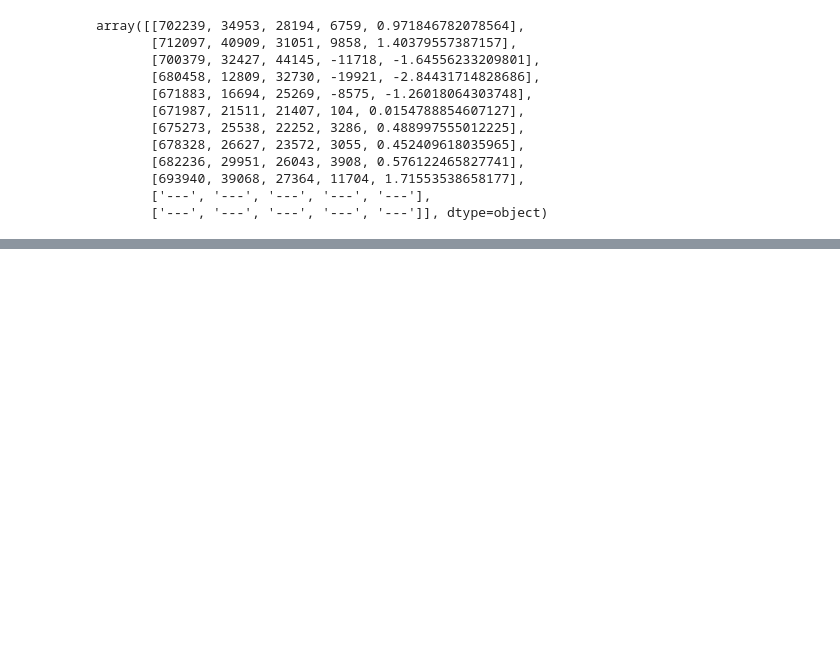
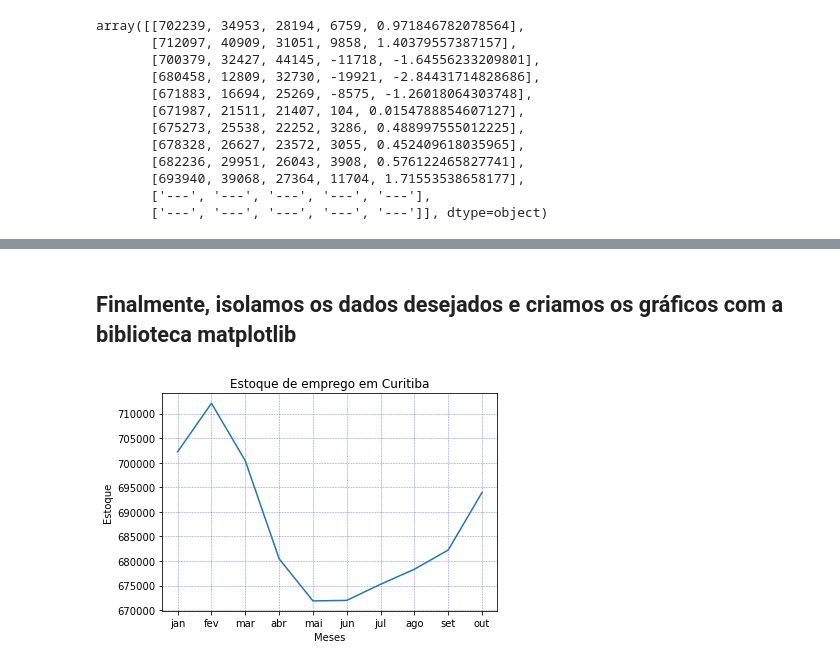
Before and after one commit to emariot/CAGED-CWB, a Jupyter notebook: CAGED-Curitiba.ipynb, the cells around one changed output, grey strips where cells are left out. Drawn from its saved outputs; the diff is of its cells as text; code cells hidden in the pictures; blank space fills up the shorter version.

```diff
--- a/CAGED-Curitiba.ipynb
+++ b/CAGED-Curitiba.ipynb
@@ -117,5 +172,5 @@ dez = ctba.loc[:,'estoque_dez':'var_dez'].values
 # %%
-data = np.concatenate((jan, fev, mar, abr, mai, jun, jul, ago, set_, out, nov, dez))
+data = conc((jan, fev, mar, abr, mai, jun, jul, ago, set_, out, nov, dez))
 data
 # %% [output]
 array([[702239, 34953, 28194, 6759, 0.971846782078564],
@@ -133,3 +190,3 @@ array([[702239, 34953, 28194, 6759, 0.971846782078564],
 # %%
 df = pd.DataFrame(data, index= mes, columns = new_name)
-df.transpose()
+df = df.transpose().drop(columns=['nov', 'dez'])
@@ -142,0 +202,20 @@ df.transpose()
+# %% [markdown]
+## Finalmente, isolamos os dados desejados e criamos os gráficos com a biblioteca matplotlib
+# %%
+estoque = df.loc['estoque']
+admissoes = df.loc['adm']
+desligamentos = df.loc['desl']
+saldo = df.loc['saldos']
+variacao = df.loc['var']
+# %%
+fig, ax = plt.subplots()
+
+ax.plot(estoque)
+
+ax.set(xlabel='Meses', ylabel='Estoque', title='Estoque de emprego em Curitiba')
+
+ax.grid(color = 'b', alpha = 0.5, linestyle = 'dashed', linewidth = 0.5)
+
+plt.show()
+# %% [output]
+[figure, added]
```
Also changed, not shown: parts of 21 cells of this notebook.
